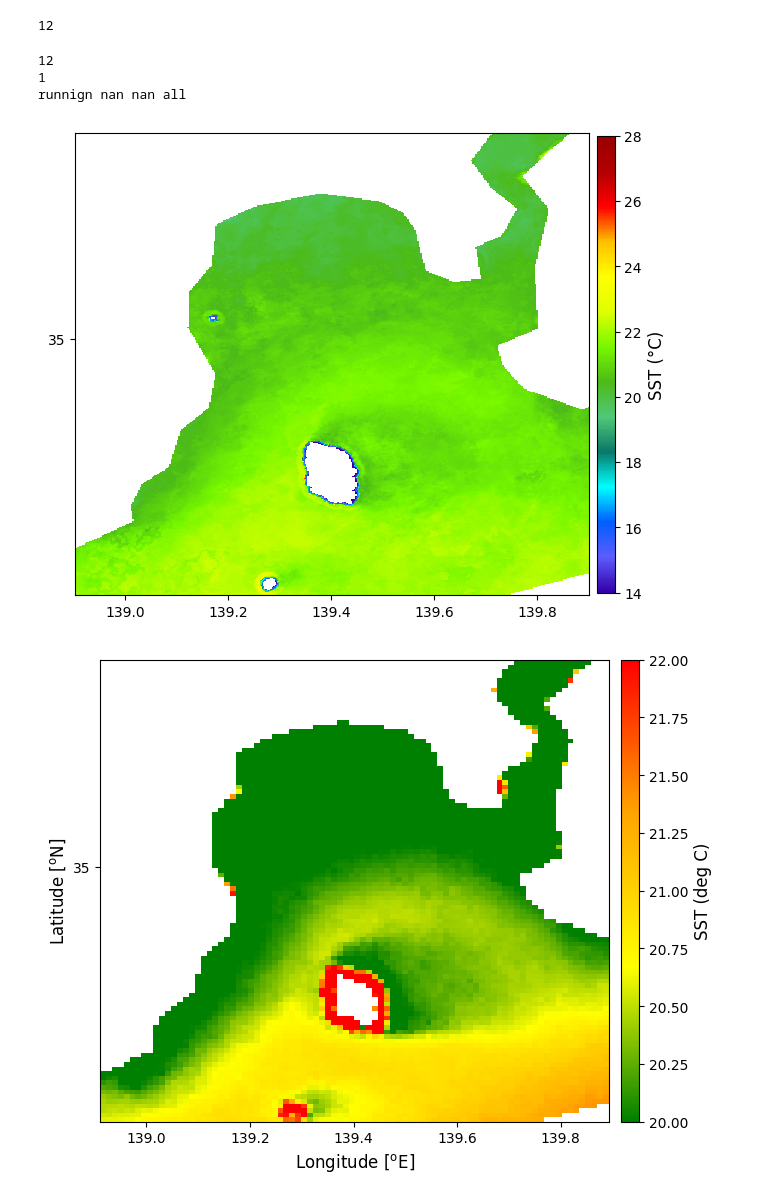
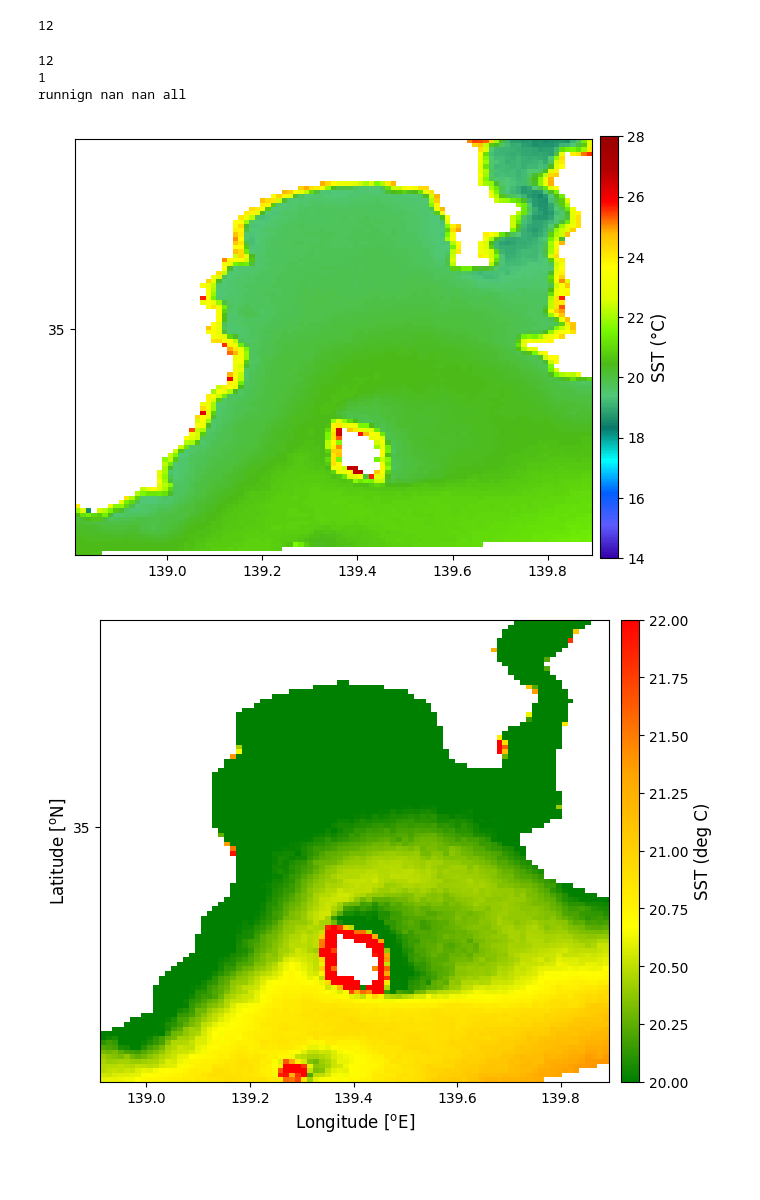
Before and after one commit to robel-milashu/NMEW.demos, a Jupyter notebook: processing/total_monthly_sst.ipynb, the cells around one changed output. Saved outputs shown, nothing was run; the diff lists cells and outputs as text; code cells hidden in the pictures; blank space fills up the shorter version.

Commit message:
apply buffer zone for modis sst data

```diff
--- a/processing/total_monthly_sst.ipynb
+++ b/processing/total_monthly_sst.ipynb
@@ -9,8 +9,11 @@ from shapely.geometry import mapping
 import xarray as xr
 # %%
 
-data_dir = '../results/gcomc/sst/'
-shapefile_path = 'trend/SB_Big_shapefiles/Untitled-polygon.shp'
+data_dir = '../results/modis/sst/'
+# shapefile_path = 'trend/SB_Big_shapefiles/Untitled-polygon.shp'
+shapefile_path = 'trend/GEE_Exports_new/Water_Bodies_2018222.shp'
+shapefile_path = 'trend/GEE_Exports_new3/Water_Bodies_2018222.shp'
+
 varname = 'sst'
 cmin, cmax = 12, 30  # Set the min and max values for the color scale
 # Initialize a dictionary to hold the data for each month.
@@ -24,7 +27,7 @@ print(monthly_data)
 # lon_min_crop, lon_max_crop = 138.3, 140.23  # Update these values as needed
 
 lat_min_crop, lat_max_crop = 34.5, 35.4
-lon_min_crop, lon_max_crop = 138.9, 139.9
+lon_min_crop, lon_max_crop = 138.8, 139.9
 # lat_min_crop, lat_max_crop = 34.4, 35.7
 # lon_min_crop, lon_max_crop = 138.35, 140.2
 # rectangle_coords = [(35.7,  138.35), (35.7, 140.2), (34.4, 140.2), (34.4,  138.35), (35.7,  138.35)]
@@ -275,7 +324,6 @@ for season, sds_cropped in all_average.items():
     # # Continue with your existing plotting code, but use the masked data
     # m.pcolormesh(lon_cropped, lat_cropped, sds_cropped_masked, latlon=True, cmap='jet', vmin=cmin, vmax=cmax)
 
-
     # figure bounds
     extent = [lon_cropped.min(), lon_cropped.max(), lat_cropped.min(), lat_cropped.max()]
 
@@ -300,36 +348,36 @@ for season, sds_cropped in all_average.items():
     # # Figure labels
     # ax.set_xlabel('Longitude [$^\mathregular{o}$E]', fontsize="12")
     # ax.set_ylabel('Latitude [$^\mathregular{o}$N]', fontsize="12")
     ax.set_yticks(range(int(np.ceil(lat_cropped.min())), int(np.ceil(lat_cropped.max())), 1))
     # ax.set_title(time[0].strftime('%b %Y'))
 
     # # Colourbar
     # cbar = fig.colorbar(ims, ax=ax, orientation='vertical', fraction=0.0324, pad=0.025,  aspect=20)
-    cbar = fig.colorbar(ims, ax=ax, orientation='vertical', fraction=0.0324, pad=0.015,  aspect=26)
+    cbar = fig.colorbar(ims, ax=ax, orientation='vertical', fraction=0.0324, pad=0.015,  aspect=24)
     # cbar.set_label('log10(Chl-a) Conc. mg/m^3', fontsize="12")
     cbar.set_label('SST (°C)', fontsize="12")
 
     # ticks = [ims.get_clim()[0],((ims.get_clim()[0] + ims.get_clim()[1]) / 2), ims.get_clim()[1]] # This gets the color limit range
     # cbar.set_ticks(ticks)
     # cbar.set_ticklabels([f'{ticks[0]:.1f}', f'{ticks[1]:.1f}', f'{ticks[2]:.1f}']) # Format as desired
 
     # Small Sagami Bay
     lat_min, lat_max = 35.124, 35.34
     lon_min, lon_max = 139.115, 139.68
 
     # Use the 'data_cropped_masked' to ensure the near-land pixels are not plotted
     # plt.contourf(lon_cropped, lat_cropped, sds_cropped, levels=np.arange(23, 26, 1), cmap=custom_colormap)
     # plt.colorbar(label='SST (°C)')
 
     # plt.savefig(f'seasonal/final/Modis/average_sst_{season:02}_______test.png', dpi=300, bbox_inches='tight')
+    plt.savefig(f'seasonal/final/GCOM_SHAPE_average_sst_{month:02d}__test.png', dpi=300, bbox_inches='tight')
     plt.show()
-    # plt.savefig(f'seasonal/final/average_sst_{month:02d}.png', dpi=300, bbox_inches='tight')
     # plt.savefig(f'yearly/sst/average_sst_{month:02d}.png', dpi=300, bbox_inches='tight')
 # %% [output]
 12
 1
 runnign nan nan all
-[figure, old version]
+[figure, new version]
 # %%
 
 from matplotlib.colors import LinearSegmentedColormap
```
Also changed, not shown: parts of 3 cells of this notebook, 23 other files.
